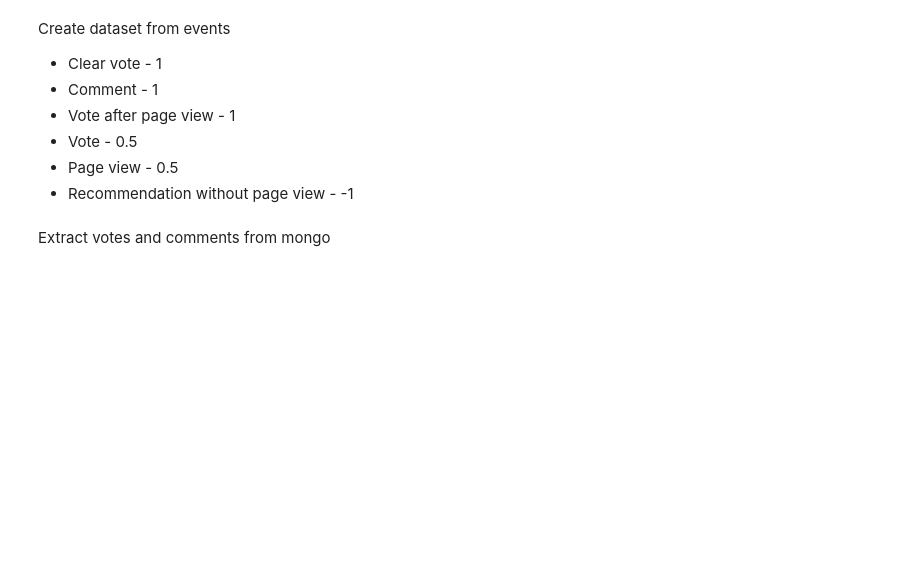
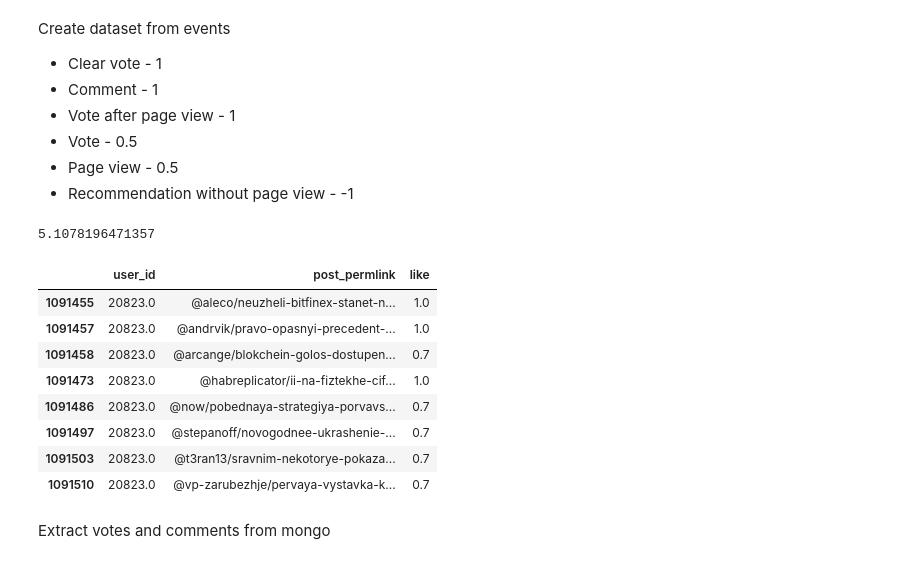
Before and after one commit to cyberFund/golosio_recommendation_model, a Jupyter notebook: dataset_implicit_als.ipynb, the cells around one changed output. Drawn from its saved outputs; the diff is of its cells as text; code cells hidden in the pictures; blank space fills up the shorter version.

```diff
--- a/dataset_implicit_als.ipynb
+++ b/dataset_implicit_als.ipynb
@@ -26,17 +88,22 @@ def parse_array(string):
     return string.split(",")
 # %%
 events["from_same_page"] = [str(x["value"]) in str(x["refurl"]) for _, x in events.iterrows()]
+# %%
+events['created_at'] = pd.to_datetime(events['created_at'])
 # %%
+from tqdm import *
 users_posts = pd.DataFrame()
 recommendations = []
 views = []
 votes = []
 clear_votes = []
 comments = []
+# period_numbers = []
+users = []
 users_number = events["user_id"].unique().shape[0]
-
-for index, user in enumerate(events["user_id"].unique()):
-    print(float(index / users_number) * 100, end="\r")
+for user in tqdm(events["user_id"].unique()):
+#     for period, (start, end) in enumerate(periods):
+#     user_events = events[(events["user_id"] == user) & (events['created_at'] > start) & (events['created_at'] < end)]
     user_events = events[events["user_id"] == user]
     user_recommendations = [parse_array(x) for x in user_events[user_events["event_type"] == "PageView"]["value"] if "[" in str(x)]
     recommendations.append([item for sublist in user_recommendations for item in sublist])
@@ -44,6 +111,8 @@ for index, user in enumerate(events["user_id"].unique()):
     votes.append([x for x in user_events[(user_events["event_type"] == "Vote")]["value"]])
     clear_votes.append([x for x in user_events[(user_events["event_type"] == "Vote") & (user_events["from_same_page"])]["value"]])
     comments.append([x for x in user_events[user_events["event_type"] == "Comment"]["refurl"]])
+    users.append(user)
+#     period_numbers.append(period)
 # %%
 import numpy as np
 users_posts["recommendations"] = [np.unique(x) for x in recommendations]
@@ -51,4 +120,5 @@ users_posts["views"] = [np.unique(x) for x in views]
 users_posts["votes"] = [np.unique(x) for x in votes]
 users_posts["clear_votes"] = [np.unique(x) for x in clear_votes]
 users_posts["comments"] = [np.unique(x) for x in comments]
-users_posts["user"] = events["user_id"].unique()
+users_posts["user"] = users
+# users_posts["period"] = period_numbers
@@ -73,10 +157,4 @@ Create dataset from events
 # %%
-dataset = pd.DataFrame()
-users = []
-posts = []
-likes = []
-number = users_posts.shape[0]
-
 for index, row in users_posts.iterrows():
     print(float(index / number) * 100, end="\r")
     user_posts = [row["views"], row["comments"], row["votes"], row["clear_votes"], row["recommendations"]]
@@ -84,18 +162,23 @@ for index, row in users_posts.iterrows():
     for post in user_posts:
         users.append(row["user"])
         posts.append(post)
+#         period_numbers.append(np.exp(np.log(0.1) + (0 - np.log(0.1)) * row["period"] / len(periods)))
         if post in row["clear_votes"]:
             likes.append(1)
         elif post in row["comments"]:
             likes.append(1)
         elif (post in row["votes"]) and (post in row["views"]):
             likes.append(1)
-        elif (post in row["votes"]) or (post in row["views"]):
+        elif (post in row["views"]):
+            likes.append(0.7)
+        elif (post in row["votes"]):
             likes.append(0.5)
         elif (post in row["recommendations"]):
             likes.append(-1)
         else:
             likes.append(0) # WTF
+# %% [output]
+5.1078196471357
 # %%
 dataset["user_id"] = users
 dataset["post_permlink"] = posts
@@ -103 +187,13 @@ dataset["like"] = likes
+# %%
+dataset[(dataset["user_id"] == 20823) & (dataset["like"] > 0.5)]
+# %% [output]
+|  | user_id | post_permlink | like |
+| 1091455 | 20823.0 | @aleco/neuzheli-bitfinex-stanet-n... | 1.0 |
+| 1091457 | 20823.0 | @andrvik/pravo-opasnyi-precedent-... | 1.0 |
+| 1091458 | 20823.0 | @arcange/blokchein-golos-dostupen... | 0.7 |
+| 1091473 | 20823.0 | @habreplicator/ii-na-fiztekhe-cif... | 1.0 |
+| 1091486 | 20823.0 | @now/pobednaya-strategiya-porvavs... | 0.7 |
+| 1091497 | 20823.0 | @stepanoff/novogodnee-ukrashenie-... | 0.7 |
+| 1091503 | 20823.0 | @t3ran13/sravnim-nekotorye-pokaza... | 0.7 |
+| 1091510 | 20823.0 | @vp-zarubezhje/pervaya-vystavka-k... | 0.7 |
 # %%
```
Also changed, not shown: parts of 45 cells of this notebook, 1 other file.
